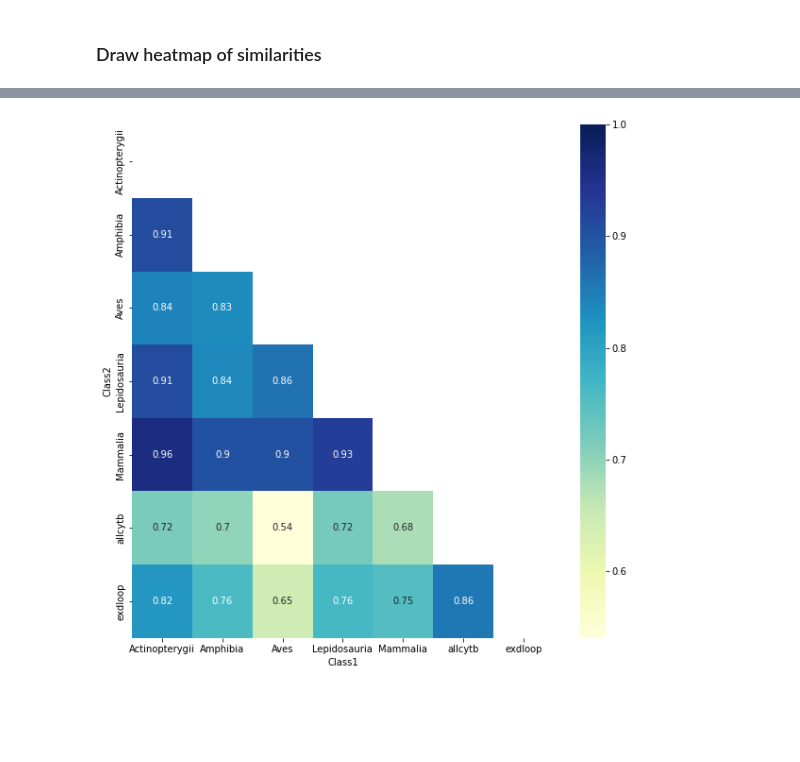
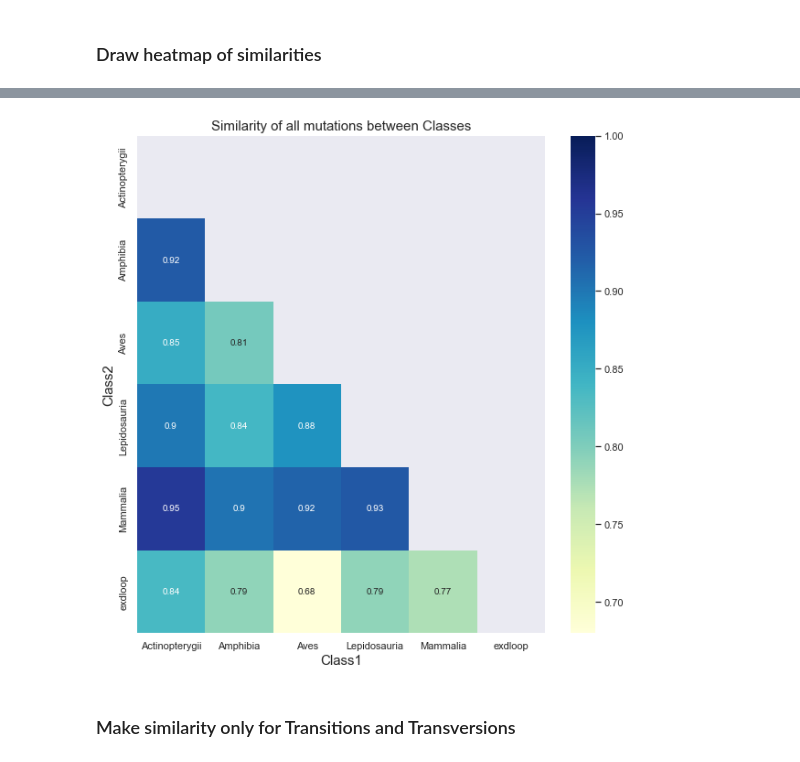
Before and after one commit to mitoclub/mtdna-192component-mutspec-chordata, a Jupyter notebook: scripts/get_mutspec.ipynb, the cells around one changed output, grey strips where cells are left out. Drawn from its saved outputs; the diff is of its cells as text; code cells hidden in the pictures; blank space fills up the shorter version.

```diff
--- a/scripts/get_mutspec.ipynb
+++ b/scripts/get_mutspec.ipynb
@@ -272,4 +271,4 @@ _met.head()
 ### Download cancer mutspec
 # %%
 cancer = pd.read_csv('../data/external/cancer_mutspec.csv')
-cancer = cancer.loc[:,['Mut','MutSpec_ExDloop','MutSpec_allCYTB']]
+cancer = cancer.loc[:,['Mut','MutSpec_ExDloop']]
@@ -283,2 +288,2 @@ allcytb = allcytb.rename(columns={'MutSpec_allCYTB': 'MutSpec'})
 # %%
-to_cosinus = pd.concat([exdloop, allcytb, _met])
+to_cosinus = pd.concat([exdloop, _met])
@@ -285,19 +299,22 @@ to_cosinus = pd.concat([exdloop, allcytb, _met])
 # %% [markdown]
 ### Calculate similarities for each combination of observed classes
 # %%
-to_heatmap = []
-for comb1 in needed_classes:
-    for comb2 in needed_classes:
-        cos192 = spatial.distance.cosine(
-                    to_cosinus[to_cosinus['Class'] == comb1].MutSpec,
-                    to_cosinus[to_cosinus['Class'] == comb2].MutSpec
-                )
-        # print(f'Similarity btw {comb[0]} and {comb[1]} is {1-cos192}')
-        cos_res = {'Class1':comb1, 'Class2':comb2, 'Similarity':1-cos192}
-        to_heatmap.append(cos_res)
+def similarity_count(count_sim_df):
+    to_heatmap = []
+    for comb1 in needed_classes:
+        for comb2 in needed_classes:
+            cos192 = spatial.distance.cosine(
+                        count_sim_df[count_sim_df['Class'] == comb1].MutSpec,
+                        count_sim_df[count_sim_df['Class'] == comb2].MutSpec
+                    )
+            # print(f'Similarity btw {comb[0]} and {comb[1]} is {1-cos192}')
+            cos_res = {'Class1':comb1, 'Class2':comb2, 'Similarity':1-cos192}
+            to_heatmap.append(cos_res)
+    return pd.DataFrame(to_heatmap)
 # %% [markdown]
 ### Draw heatmap of similarities
 # %%
-to_heatmap = pd.DataFrame(to_heatmap).pivot('Class2', 'Class1', 'Similarity')
-matrix = np.triu(to_heatmap)
+all_heatmap = similarity_count(to_cosinus)
+all_heatmap = all_heatmap.pivot('Class2', 'Class1', 'Similarity')
+matrix = np.triu(all_heatmap)
 # %%
@@ -331,6 +330,9 @@ array([[1.        , 0.90839694, 0.84355603, 0.90841111, 0.95971377,
 # %%
 plt.figure(figsize=(10, 10))
-ax = sns.heatmap(to_heatmap, annot=True, mask=matrix, cmap="YlGnBu", vmax=1)
+ax = sns.heatmap(all_heatmap, annot=True, mask=matrix, cmap="YlGnBu", vmax=1)
+ax.set_title('Similarity of all mutations between Classes')
 plt.savefig('../pictures/SimilarityHeatMap.png', dpi=300)
 # %% [output]
-[figure, old version]
+[figure, new version]
+# %% [markdown]
+### Make similarity only for Transitions and Transversions
```
Also changed, not shown: parts of 25 cells of this notebook.
